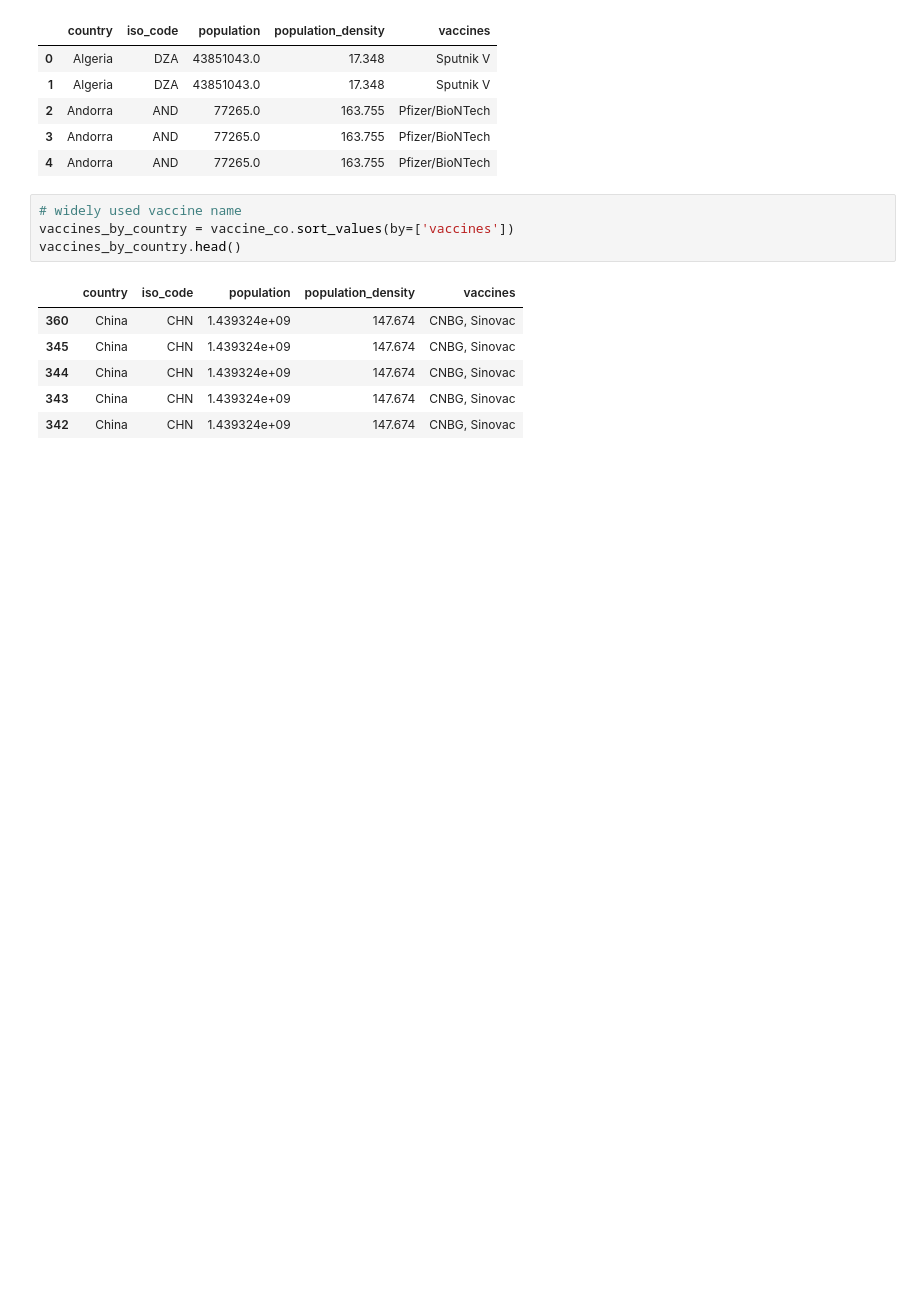
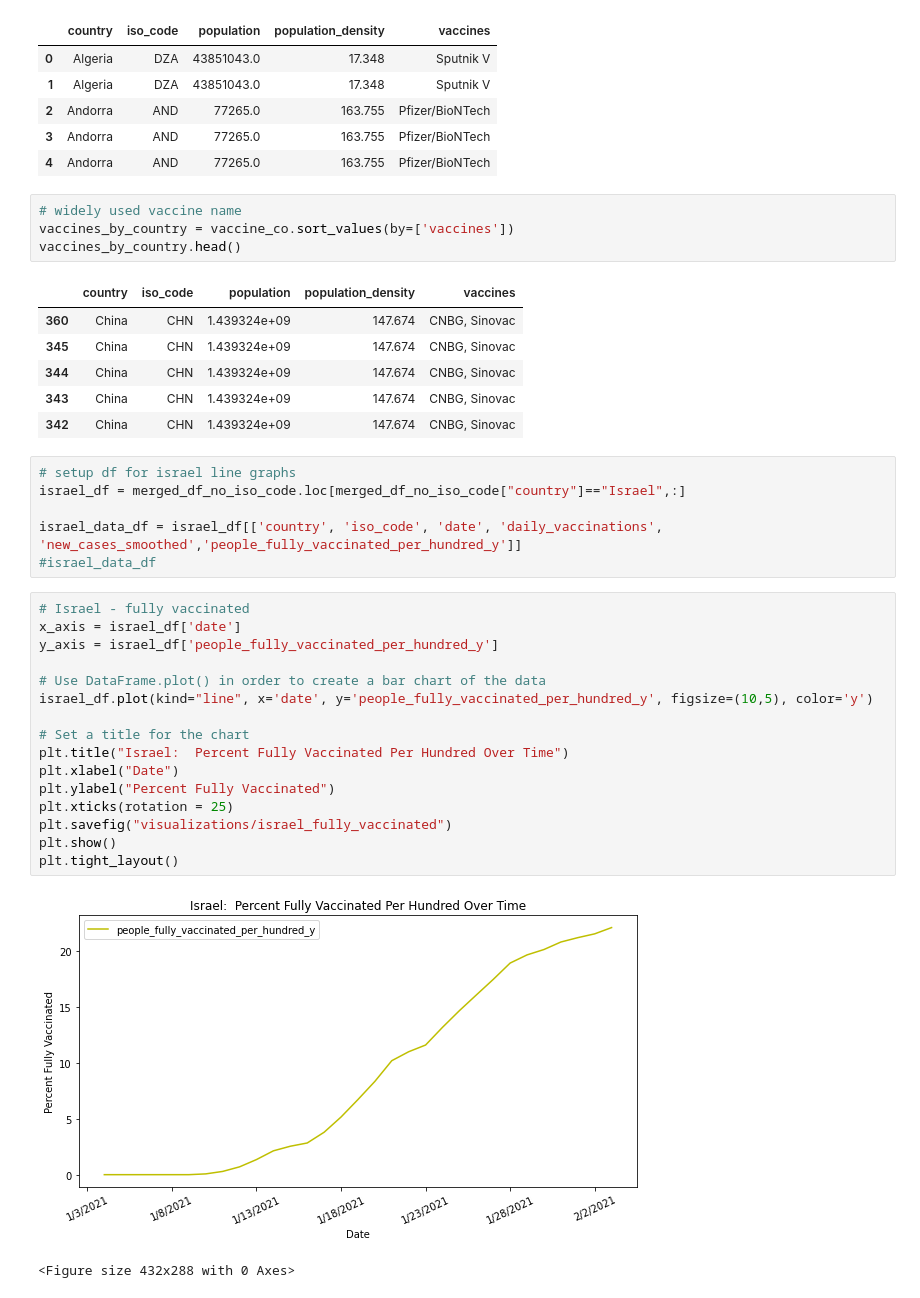
Before and after one commit to vrachupally/Corona-Vaccines, a Jupyter notebook: PythonProject/Tara-stay.ipynb, the cells around one changed output. Drawn from its saved outputs; the diff is of its cells as text; blank space fills up the shorter version.

Commit message:
israel viz

```diff
--- a/PythonProject/Tara-stay.ipynb
+++ b/PythonProject/Tara-stay.ipynb
@@ -528,3 +528,28 @@ vaccines_by_country.head()
 | 344 | China | CHN | 1.439324e+09 | 147.674 | CNBG, Sinovac |
 | 343 | China | CHN | 1.439324e+09 | 147.674 | CNBG, Sinovac |
 | 342 | China | CHN | 1.439324e+09 | 147.674 | CNBG, Sinovac |
+# %%
+# setup df for israel line graphs
+israel_df = merged_df_no_iso_code.loc[merged_df_no_iso_code["country"]=="Israel",:]
+
+israel_data_df = israel_df[['country', 'iso_code', 'date', 'daily_vaccinations', 'new_cases_smoothed','people_fully_vaccinated_per_hundred_y']]
+#israel_data_df
+# %%
+# Israel - fully vaccinated
+x_axis = israel_df['date']
+y_axis = israel_df['people_fully_vaccinated_per_hundred_y']
+
+# Use DataFrame.plot() in order to create a bar chart of the data
+israel_df.plot(kind="line", x='date', y='people_fully_vaccinated_per_hundred_y', figsize=(10,5), color='y')
+
+# Set a title for the chart
+plt.title("Israel:  Percent Fully Vaccinated Per Hundred Over Time")
+plt.xlabel("Date")
+plt.ylabel("Percent Fully Vaccinated")
+plt.xticks(rotation = 25)
+plt.savefig("visualizations/israel_fully_vaccinated")
+plt.show()
+plt.tight_layout()
+# %% [output]
+[figure, added]
+<Figure size 432x288 with 0 Axes>
```
Also changed, not shown: parts of 1 cell of this notebook, 3 other files.
